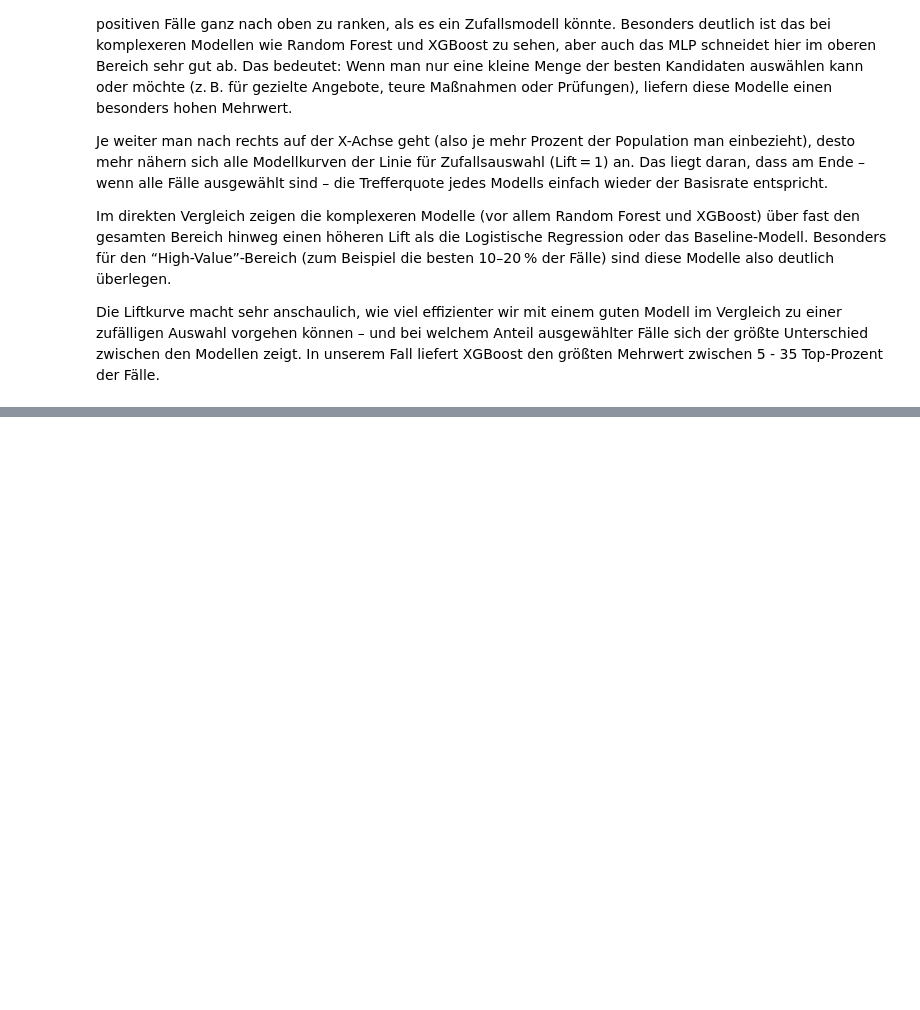
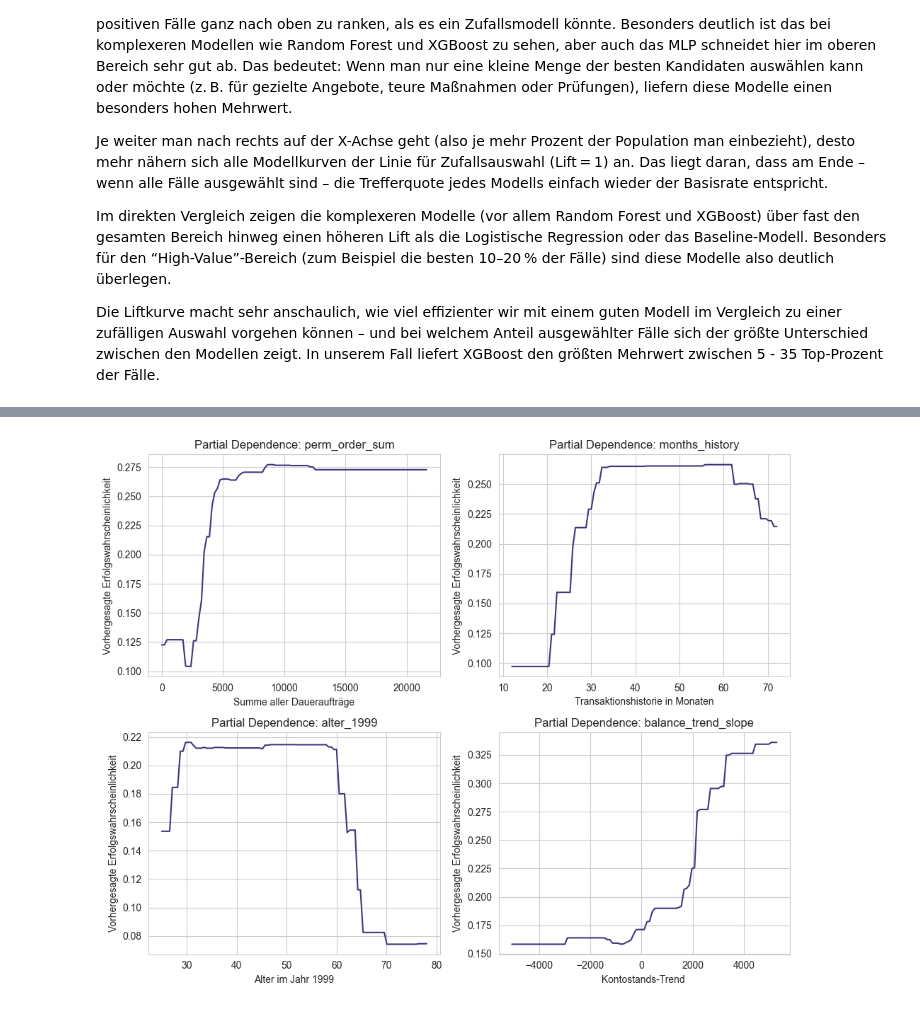
Before and after one commit to Steff72/aml_challenge, a Jupyter notebook: aml_challenge.ipynb, the cells around one changed output, grey strips where cells are left out. Saved outputs shown, nothing was run; the diff lists cells and outputs as text; code cells hidden in the pictures; blank space fills up the shorter version.

```diff
--- a/aml_challenge.ipynb
+++ b/aml_challenge.ipynb
@@ -3149,0 +3475,23 @@ Die Liftkurve macht sehr anschaulich, wie viel effizienter wir mit einem guten M
+# %%
+# PDP Plots für ausgewählte Features
+features = [
+    ("perm_order_sum",         "Summe aller Daueraufträge",            "Partial Dependence: perm_order_sum"),
+    ("months_history",         "Transaktionshistorie in Monaten",      "Partial Dependence: months_history"),
+    ("alter_1999",             "Alter im Jahr 1999",                 "Partial Dependence: alter_1999"),
+    ("balance_trend_slope",    "Kontostands-Trend ",                 "Partial Dependence: balance_trend_slope")
+]
+
+fig, axes = plt.subplots(2, 2, figsize=(10, 8))  # 2x2 Grid
+
+for ax, (feat, xlab, title) in zip(axes.flat, features):
+    profile = exp_xgb.model_profile(variables=[feat], type='partial', center=False)
+    df = profile.result
+    sns.lineplot(x="_x_", y="_yhat_", data=df, ax=ax)
+    ax.set_title(title)
+    ax.set_xlabel(xlab)
+    ax.set_ylabel("Vorhergesagte Erfolgswahrscheinlichkeit")
+
+plt.tight_layout()
+plt.show()
+# %% [output]
+[figure, added]
```
Also changed, not shown: parts of 16 cells of this notebook, 2 other files.
